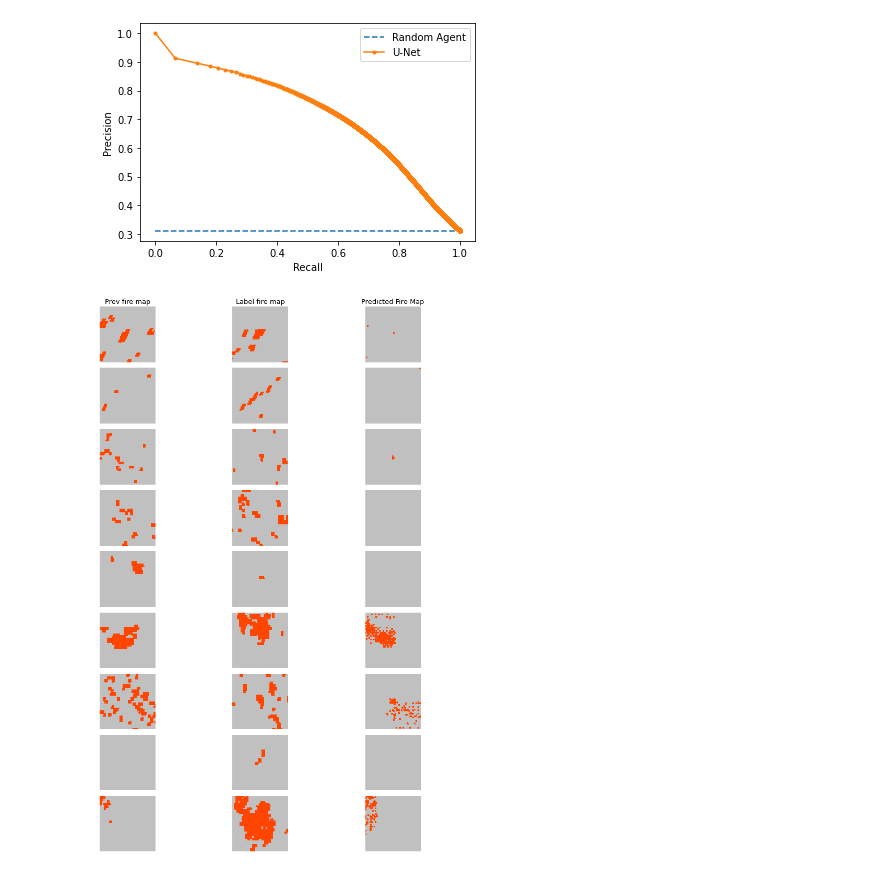
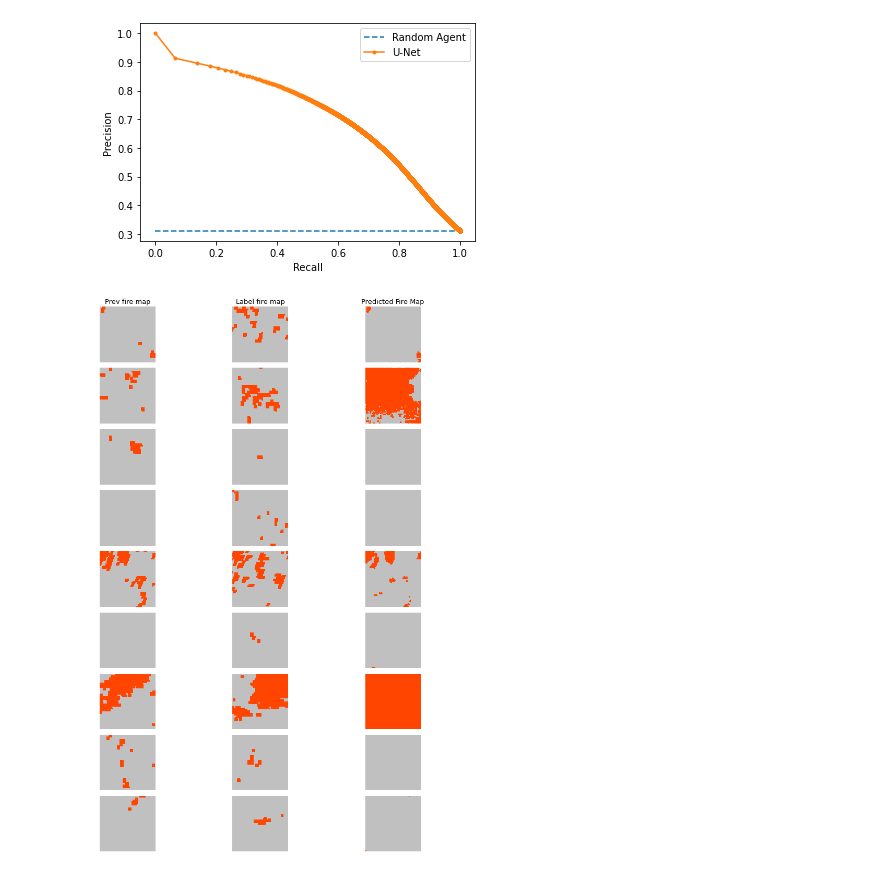
Before and after one commit to KamenShah/Wildfire_Spread_Prediction, a Jupyter notebook: model_training.ipynb, the cells around one changed output. Drawn from its saved outputs; the diff is of its cells as text; code cells hidden in the pictures.

```diff
--- a/model_training.ipynb
+++ b/model_training.ipynb
@@ -411,7 +414,7 @@ Load the dataset.
 The data are stored as 64x64 km regions. For each data sample, we extract a random 32x32 km region. In the following function call, we do not clip, rescale or normalize the data.
 # %%
 side_length = 64 #length of the side of the square you select (so, e.g. pick 64 if you don't want any random cropping)
-num_obs = 100 #batch size, higher batch size results in faster training and higher gpu utilization
+num_obs = 10 #batch size, higher batch size results in faster training and higher gpu utilization
 # %%
 trainRatio = 0.8
 validRatio = 0.1
@@ -1316,12 +1543,14 @@ val_dataset = tf.data.Dataset.from_tensors((inp, lab))
 val_dataset = val_dataset.prefetch(buffer_size=tf.data.AUTOTUNE)
 # %%
-epochs = 100
-unet = UNetV3(n_filters=32, n_layers=5)
+epochs = 1000
+# unet = UNetV5(n_filters=140, n_layers=3, drop_out_prob=0.47)
+unet = UNetV3(n_filters=160, n_layers=3, drop_out_prob=0.47)
+# unet = UNetV1()
 
 # unet.compile(optimizer=tf.keras.optimizers.Adam(beta_1=0.99, learning_rate=0.00001), loss=tversky_loss, metrics=[dice_coef,iou_coef])
 # unet = U_Net(input_shape)
-# unet.compile(optimizer=tf.keras.optimizers.RMSprop(), loss=tf.keras.losses.BinaryCrossentropy(), metrics=[dice_coef,tf.keras.metrics.Accuracy()])
-unet.compile(optimizer=tf.keras.optimizers.RMSprop(learning_rate=0.00001), loss=tf.keras.losses.BinaryCrossentropy(), metrics=[dice_coef,iou_coef,tf.keras.metrics.Accuracy(),  tf.keras.metrics.AUC()])
+# unet.compile(optimizer=tf.keras.optimizers.RMSprop(), loss=tf.keras.losses.BinaryCrossentropy(), metrics=[dice_coef])
+unet.compile(optimizer=tf.keras.optimizers.RMSprop(learning_rate=0.0000001), loss=tf.keras.losses.BinaryCrossentropy(), metrics=[dice_coef,iou_coef, tf.keras.metrics.AUC()])
 
 hist = unet.fit(dataset, epochs=epochs)
 metrics = unet.evaluate(dataset)
@@ -1567,0 +1822,16 @@ plt.savefig("all_dimen.png", dpi=400)
+# %%
+i = 0
+probPreds = []
+labels = []
+for img, lab in valid_ds:
+    probPred = unet.predict(img).astype("float32")
+
+    probPreds.append(probPred)
+    labels.append(lab.numpy())
+
+    i += 1
+    if i == -1:
+        break
+
+probPreds = np.concatenate(probPreds)
+labels = np.concatenate(labels)
@@ -1578,7 +2108,7 @@ preds = []
 labels = []
 for img, lab in test_ds:
     probPred = unet.predict(img).astype("float32")
-    pred = (probPred > 0.5).astype("float32")
+    pred = (probPred > 0.3).astype("float32")
 
     probPreds.append(probPred)
     preds.append(pred)
@@ -1670,25 +2200,33 @@ pyplot.show()
 U-Net: f1=0.669 auc=0.719
 [figure]
 # %%
+test_iter = iter(test_ds)
+inputs, labels = next(test_iter)
+sampleInputs, sampleLabels = next(test_iter)
+samplePreds = (unet.predict(sampleInputs) > 0.3).astype("float32")
+
+
 fig = plt.figure(figsize=(15,15))
+
+
 
 TITLES = ['Prev fire map', 'Label fire map', 'Predicted Fire Map']
 CMAP = colors.ListedColormap(['black', 'silver', 'orangered'])
 BOUNDS = [-1, -0.1, 0.001, 1]
 NORM = colors.BoundaryNorm(BOUNDS, CMAP.N)
 n_rows = 9
 for i in range(n_rows):
   for j in range(len(TITLES)):
     plt.subplot(n_rows, 3 + 1, i * (3 + 1) + j + 1)
     if i == 0:
       plt.title(TITLES[j], fontsize=13)
     if j == 0 :
-      plt.imshow(inputs[i, :, :, -1], cmap=CMAP, norm=NORM)
+      plt.imshow(sampleInputs[i, :, :, -1], cmap=CMAP, norm=NORM)
     if j == 1:
-      plt.imshow(labels[i, :, :], cmap=CMAP, norm=NORM)
+      plt.imshow(sampleLabels[i, :, :], cmap=CMAP, norm=NORM)
     if j == 2:
-      plt.imshow(preds[i, :, :], cmap=CMAP, norm=NORM)
+      plt.imshow(samplePreds[i, :, :], cmap=CMAP, norm=NORM)
     plt.axis('off')
 plt.tight_layout()
 # %% [output]
-[figure, old version]
+[figure, new version]
```
Also changed, not shown: parts of 33 cells of this notebook.
